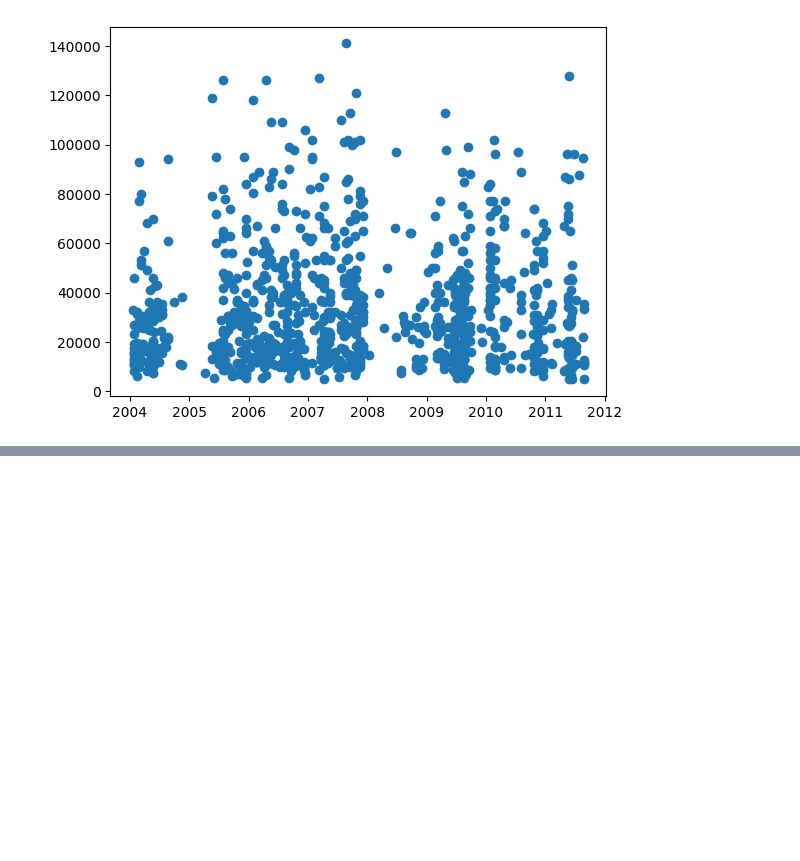
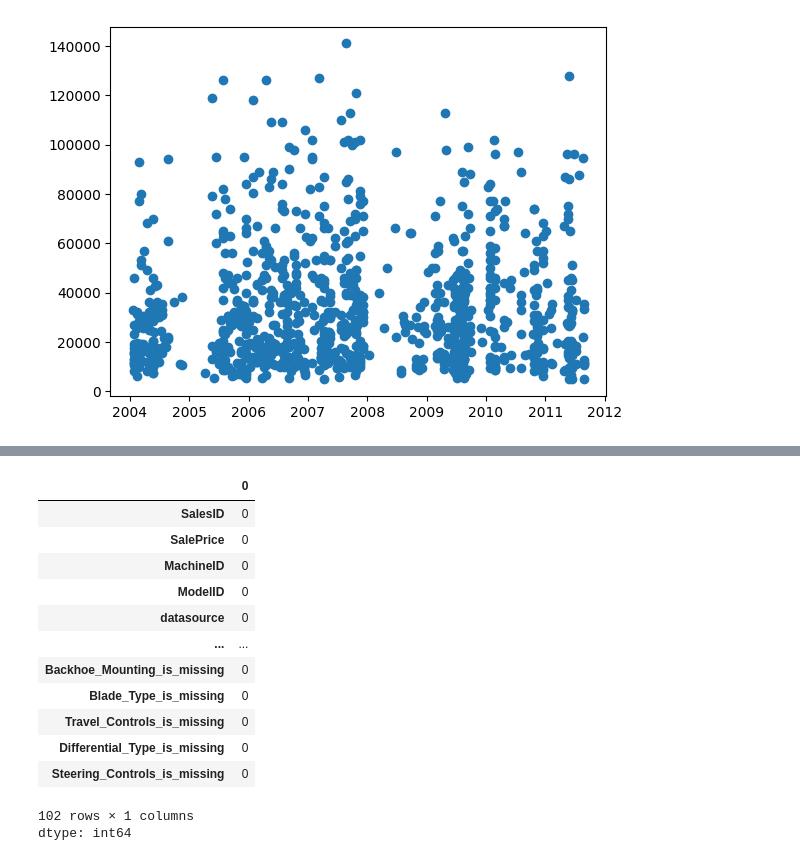
Before and after one commit to Afuhnwi-Afriitech/predict-car-prices, a Jupyter notebook: predict_car_prices.ipynb, the cells around one changed output, grey strips where cells are left out. Drawn from its saved outputs; the diff is of its cells as text; code cells hidden in the pictures; blank space fills up the shorter version.

```diff
--- a/predict_car_prices.ipynb
+++ b/predict_car_prices.ipynb
@@ -216,0 +222,5 @@ MachineHoursCurrentMeter
+# %%
+for label, content in df_tmp.items():
+  if pd.api.types.is_numeric_dtype(content):
+    if pd.isnull(content).sum():
+      print(label)
@@ -216,0 +248,22 @@ MachineHoursCurrentMeter
+# %%
+for label, content in df_tmp.items():
+  if not pd.api.types.is_numeric_dtype(content):
+    df_tmp[label + "_is_missing"] = pd.isnull(content)
+    df_tmp[label] = pd.Categorical(content).codes + 1
+# %%
+df_tmp.isna().sum()
+# %% [output]
+|  | 0 |
+| SalesID | 0 |
+| SalePrice | 0 |
+| MachineID | 0 |
+| ModelID | 0 |
+| datasource | 0 |
+| ... | ... |
+| Backhoe_Mounting_is_missing | 0 |
+| Blade_Type_is_missing | 0 |
+| Travel_Controls_is_missing | 0 |
+| Differential_Type_is_missing | 0 |
+| Steering_Controls_is_missing | 0 |
+102 rows × 1 columns
+dtype: int64
```
Also changed, not shown: parts of 18 cells of this notebook.
